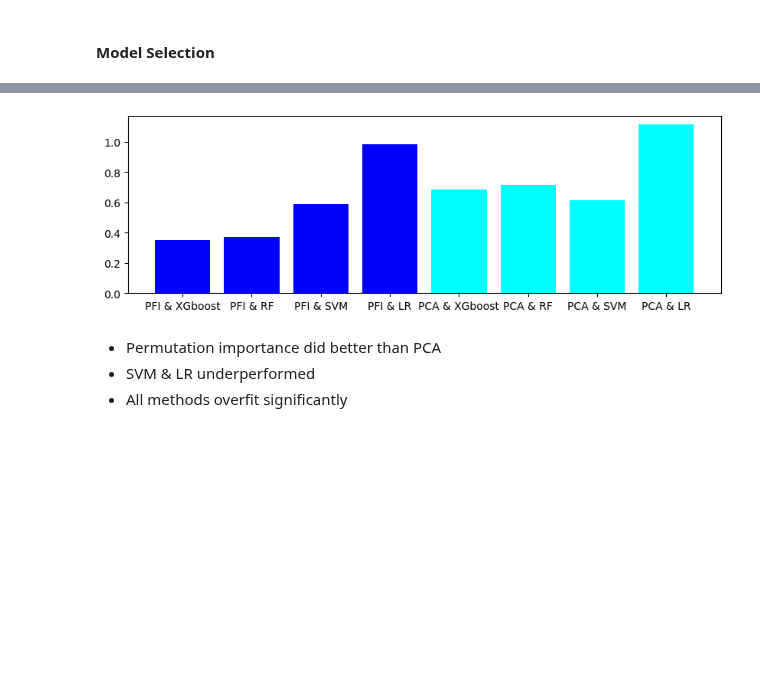
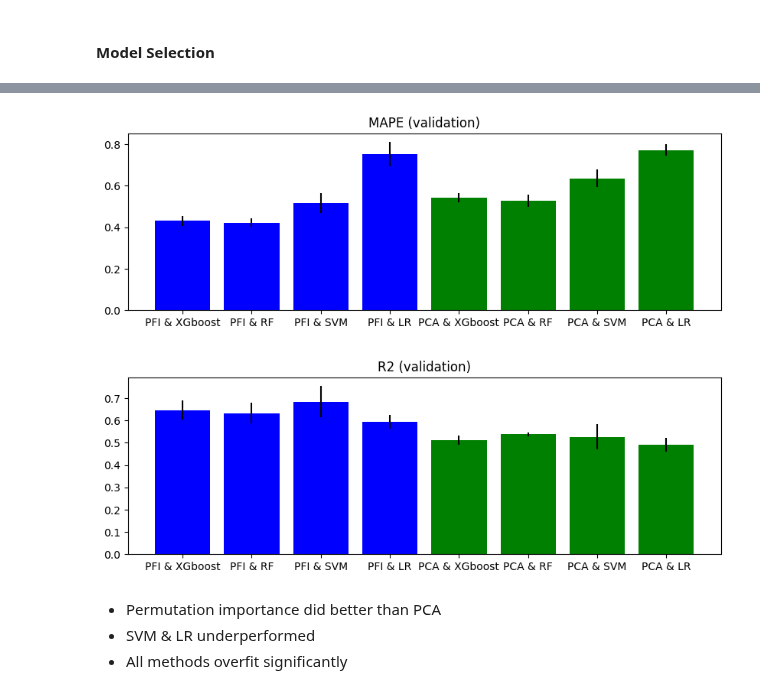
Before and after one commit to ljrn8/quick-notebooks, a Jupyter notebook: main.ipynb, the cells around one changed output, grey strips where cells are left out. Cells and saved outputs as stored; diff of their text form; code cells hidden in the pictures; blank space fills up the shorter version.

```diff
--- a/main.ipynb
+++ b/main.ipynb
@@ -116,0 +163,10 @@ df = df[non_outliers_mask]
+# %%
+# 1 hot encodings for sensor ID and Sensor position side columns:
+for df_ in [df, test_df]:
+    df_['Sensor ID'] = pd.Categorical(df_['Sensor ID'])
+    df_['Sensor Position Side'] = pd.Categorical(df_['Sensor Position Side'])
+
+df = pd.get_dummies(df, columns=['Sensor ID', 'Sensor Position Side'])
+test_df = pd.get_dummies(test_df, columns=['Sensor ID', 'Sensor Position Side'])
+
+test_df.columns
@@ -189,9 +261,3 @@ plt.xlim(-0.05, 0.3)
 # %%
 # some BLEVE Height (m) measurements were negative, so I'll just round them up
 df['BLEVE Height (m)'] = df['BLEVE Height (m)'].map(lambda x: max(x, 0))
-# %%
-# ensure no incorrect categorical/ordinal entries:
-for c in ('Status', 'Sensor Position Side', 'Sensor ID'):
-  print(c + ' unique values: ')
-  print(np.unique(df[c]))
-  print()
@@ -228,7 +272,3 @@ for data in (df, test_df):
   # precise distance to sensor
   sensor_offsets = np.sqrt(data['Sensor Position x']**2 + data['Sensor Position y']**2 + data['Sensor Position z']**2)
   data['Sensor-Obstacle Distance'] = data['Obstacle Distance to BLEVE (m)'] + sensor_offsets
-# %%
-# data type conversion
-df['Status'] = df['Status'].map({"superheated": 0, "subcooled": 1})
-test_df['Status'] = test_df['Status'].map({"Superheated": 0, "Subcooled": 1})
@@ -290,7 +312,7 @@ list(importance_df['Feature'][0:])
 # Remove bottom 3 features
 def permutation_filter(df, remove_features):
   cols_ordered = list(importance_df['Feature'])
-  cols_ordered.remove('Unnamed: 0')
+  if 'Unnamed: 0' in df.columns: cols_ordered.remove('Unnamed: 0')
   cols = list(cols_ordered[remove_features:])
   return df[cols]
 # %% [markdown]
@@ -387,16 +409,18 @@ scores
 # %%
-fig, ax = plt.subplots(figsize=(10, 3))
+for metric in ('MAPE', 'R2'):
+  fig, ax = plt.subplots(figsize=(10, 3))
+  for name, scores_dict in scores:
+    if not name.startswith('PCA'):
+      name = 'PFI'  + name[len('Permutation Importance'):]
 
-for name, scores_dict in scores:
-  if not name.startswith('PCA'):
-    name = 'PFI'  + name[len('Perimation Importance '):]
+    plt.title(metric + ' (validation)')
+    c = 'green' if name.startswith('PCA') else 'blue'
+    plt.bar(name, scores_dict[f'{metric}_mean'], yerr=scores_dict[f'{metric}_std'], color=c)
 
-  c = 'cyan' if name.startswith('PCA') else 'blue'
-  plt.bar(name, scores_dict['MAPE_mean'], color=c)
-
-plt.show()
+  plt.show()
 # %% [output]
-[figure, old version]
+[figure, new version]
+[figure, added]
 # %% [markdown]
 * Permutation importance did better than PCA
 * SVM & LR underperformed
```
Also changed, not shown: parts of 36 cells of this notebook.
